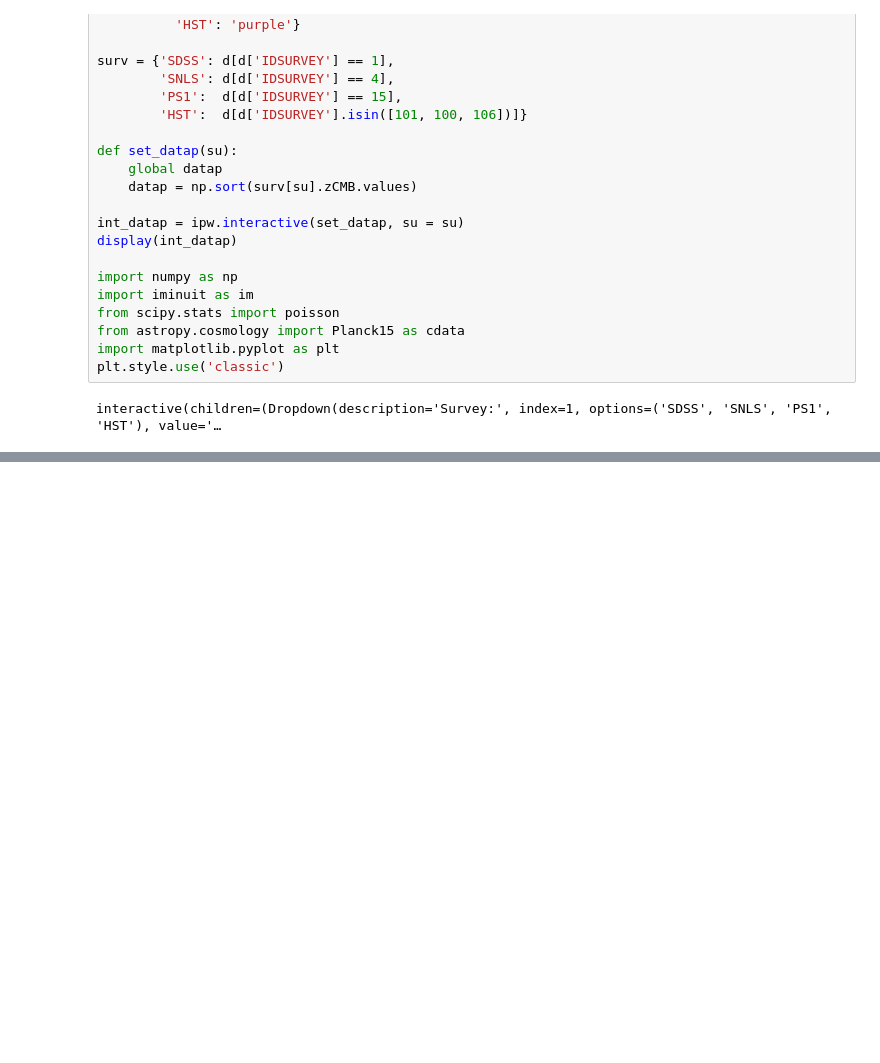
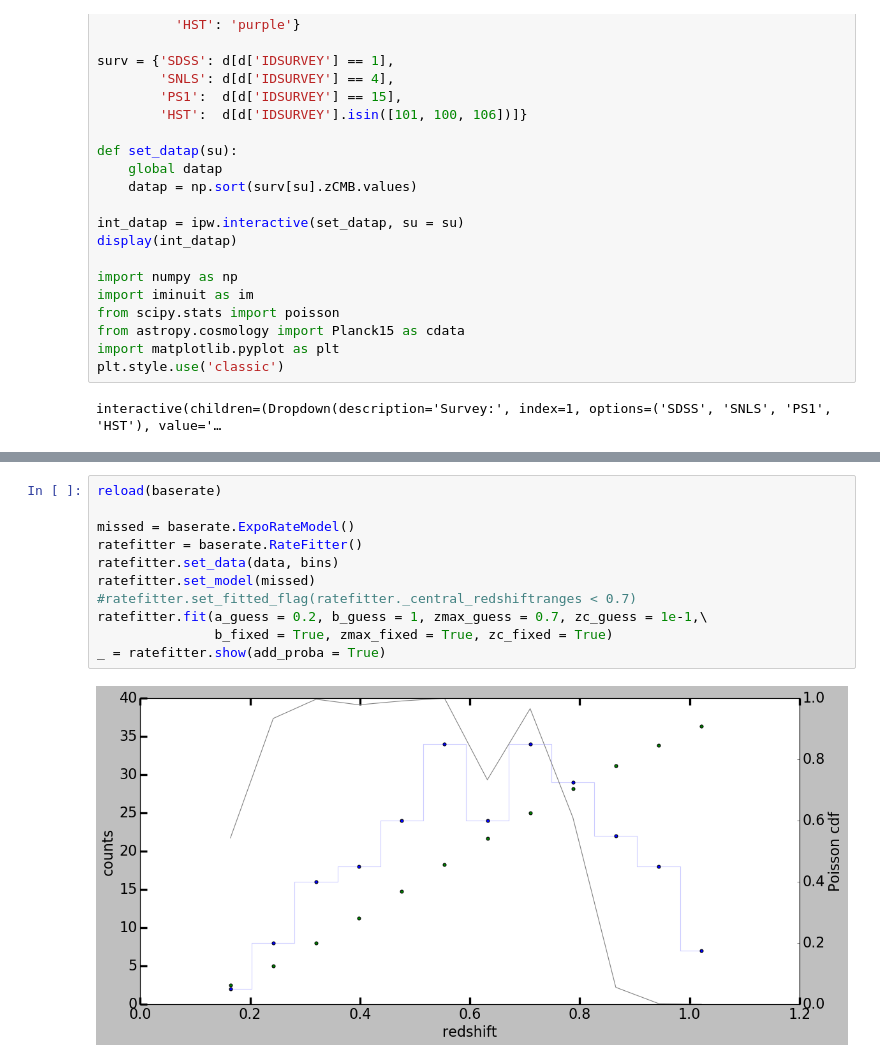
Before and after one commit to Nora-n/variaIa, a Jupyter notebook: notebooks/ModeFits.ipynb, the cells around one changed output, grey strips where cells are left out. Saved outputs shown, nothing was run; the diff lists cells and outputs as text; blank space fills up the shorter version.

```diff
--- a/notebooks/ModeFits.ipynb
+++ b/notebooks/ModeFits.ipynb
@@ -72,0 +66,13 @@ AttributeError: 'NoneType' object has no attribute 'get_model'
+# %%
+reload(baserate)
+
+missed = baserate.ExpoRateModel()
+ratefitter = baserate.RateFitter()
+ratefitter.set_data(data, bins)
+ratefitter.set_model(missed)
+#ratefitter.set_fitted_flag(ratefitter._central_redshiftranges < 0.7)
+ratefitter.fit(a_guess = 0.2, b_guess = 1, zmax_guess = 0.7, zc_guess = 1e-1,\
+               b_fixed = True, zmax_fixed = True, zc_fixed = True)
+_ = ratefitter.show(add_proba = True)
+# %% [output]
+[figure, added]
```
Also changed, not shown: parts of 7 cells of this notebook, 1 other file.
